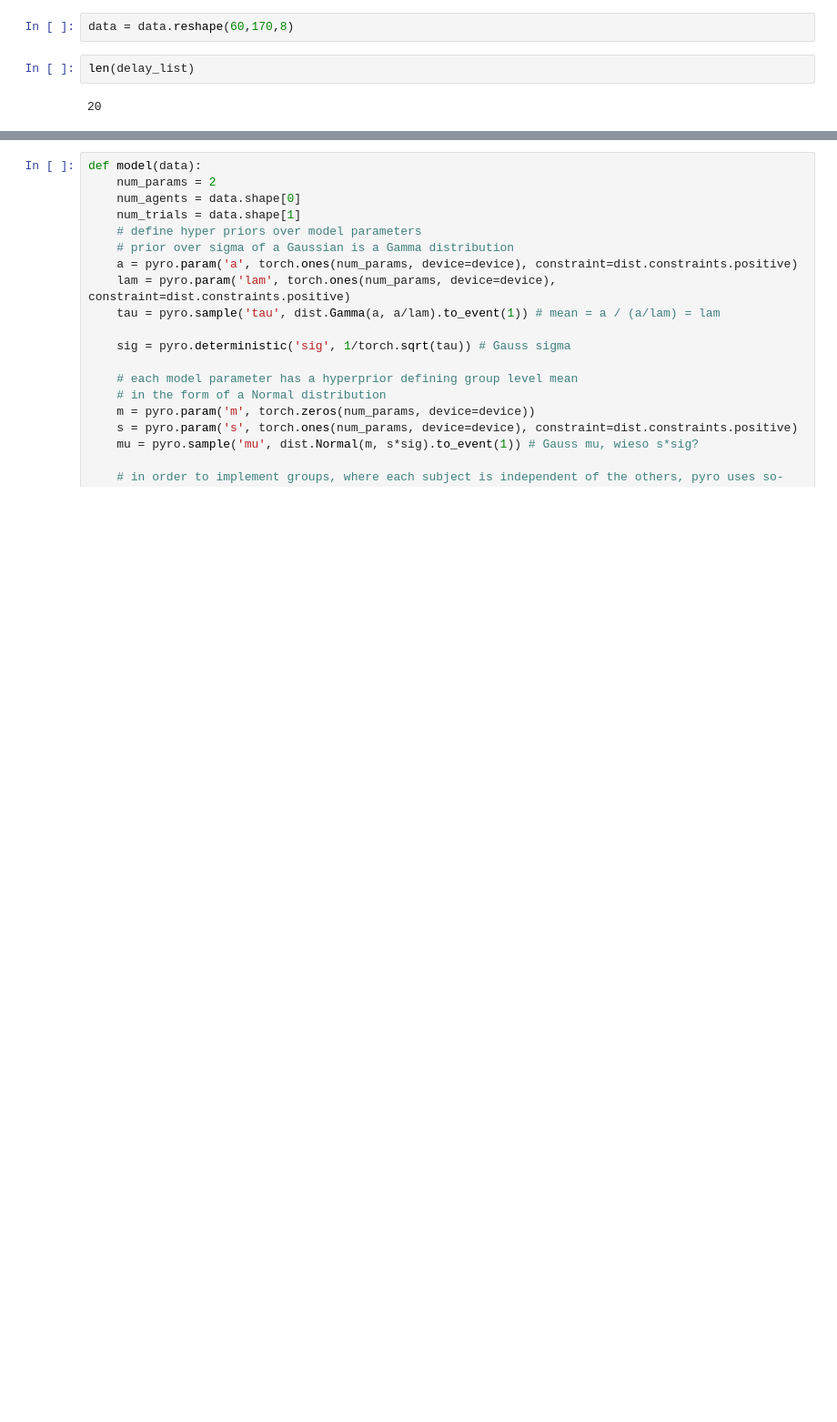
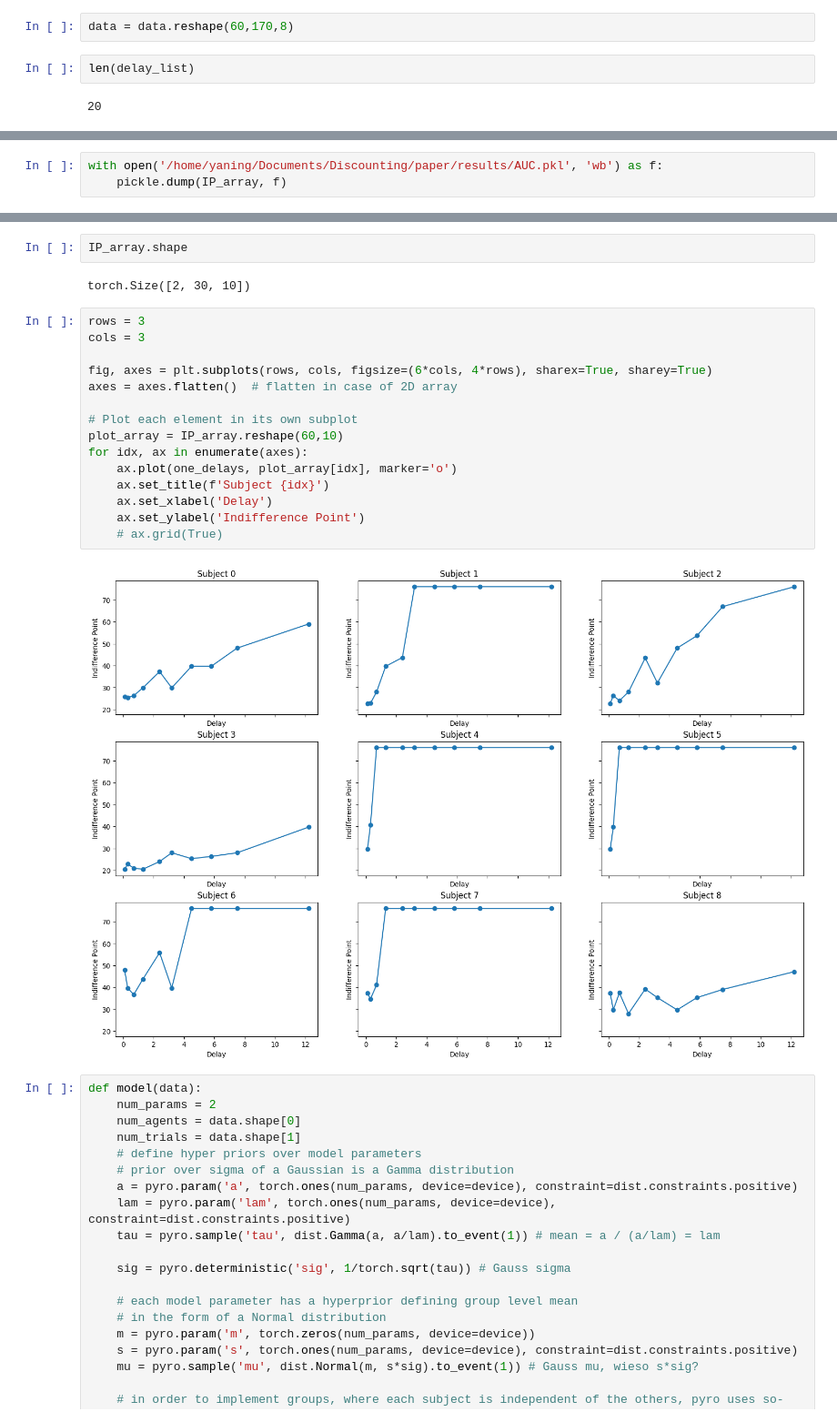
Before and after one commit to hhsherlock/Discounting, a Jupyter notebook: paper/AUC.ipynb, the cells around one changed output, grey strips where cells are left out. Shown at 91% size. Saved outputs shown, nothing was run; the diff lists cells and outputs as text; blank space fills up the shorter version.

```diff
--- a/paper/AUC.ipynb
+++ b/paper/AUC.ipynb
@@ -128,0 +200,3 @@ torch.Size([60, 170, 8])
+# %%
+with open('/home/yaning/Documents/Discounting/paper/results/AUC.pkl', 'wb') as f:
+    pickle.dump(IP_array, f)
@@ -129,3 +221,24 @@ torch.Size([60, 170, 8])
+# %%
+IP_array.shape
+# %% [output]
+torch.Size([2, 30, 10])
+# %%
+rows = 3
+cols = 3
+
+fig, axes = plt.subplots(rows, cols, figsize=(6*cols, 4*rows), sharex=True, sharey=True)
+axes = axes.flatten()  # flatten in case of 2D array
+
+# Plot each element in its own subplot
+plot_array = IP_array.reshape(60,10)
+for idx, ax in enumerate(axes):
+    ax.plot(one_delays, plot_array[idx], marker='o')
+    ax.set_title(f'Subject {idx}')
+    ax.set_xlabel('Delay')
+    ax.set_ylabel('Indifference Point')
+    # ax.grid(True)
+# %% [output]
+[figure, added]
 # %%
 def model(data):
     num_params = 2
```
Also changed, not shown: parts of 32 cells of this notebook, 4 other files.
